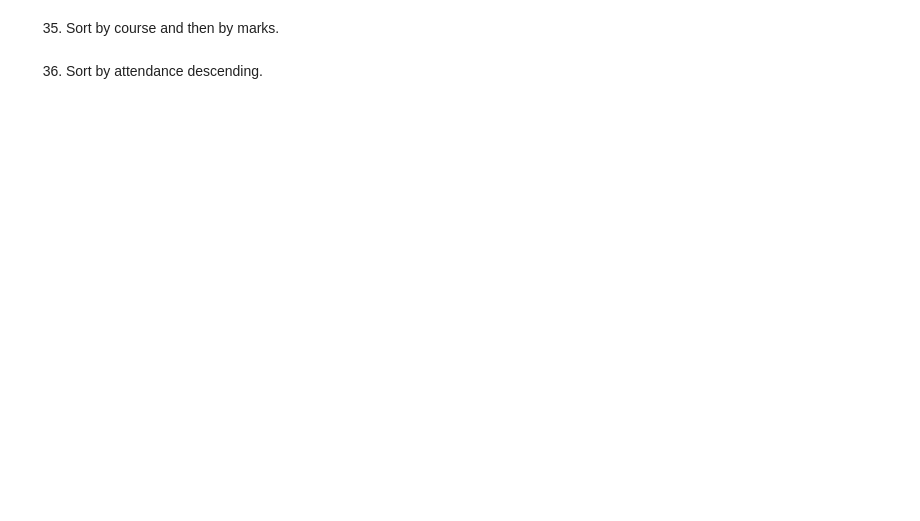
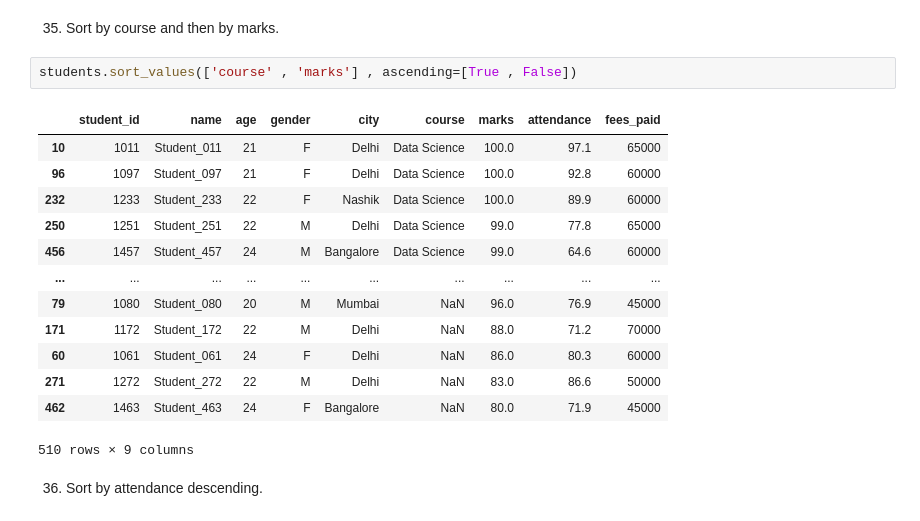
Before and after one commit to PrathmeshSurwase6250/Python_Pandas_DataFrame_Day1, a Jupyter notebook: level4.ipynb, the cells around one changed output. Saved outputs shown, nothing was run; the diff lists cells and outputs as text; blank space fills up the shorter version.

```diff
--- a/level4.ipynb
+++ b/level4.ipynb
@@ -30,4 +78,20 @@ students
 # %% [markdown]
 35. Sort by course and then by marks.
+# %%
+students.sort_values(['course' , 'marks'] , ascending=[True , False])
+# %% [output]
+|  | student_id | name | age | gender | city | course | marks | attendance | fees_paid |
+| 10 | 1011 | Student_011 | 21 | F | Delhi | Data Science | 100.0 | 97.1 | 65000 |
+| 96 | 1097 | Student_097 | 21 | F | Delhi | Data Science | 100.0 | 92.8 | 60000 |
+| 232 | 1233 | Student_233 | 22 | F | Nashik | Data Science | 100.0 | 89.9 | 60000 |
+| 250 | 1251 | Student_251 | 22 | M | Delhi | Data Science | 99.0 | 77.8 | 65000 |
+| 456 | 1457 | Student_457 | 24 | M | Bangalore | Data Science | 99.0 | 64.6 | 60000 |
+| ... | ... | ... | ... | ... | ... | ... | ... | ... | ... |
+| 79 | 1080 | Student_080 | 20 | M | Mumbai | NaN | 96.0 | 76.9 | 45000 |
+| 171 | 1172 | Student_172 | 22 | M | Delhi | NaN | 88.0 | 71.2 | 70000 |
+| 60 | 1061 | Student_061 | 24 | F | Delhi | NaN | 86.0 | 80.3 | 60000 |
+| 271 | 1272 | Student_272 | 22 | M | Delhi | NaN | 83.0 | 86.6 | 50000 |
+| 462 | 1463 | Student_463 | 24 | F | Bangalore | NaN | 80.0 | 71.9 | 45000 |
+510 rows × 9 columns
 # %% [markdown]
 36. Sort by attendance descending.
```
Also changed, not shown: parts of 10 cells of this notebook, 1 other file.
